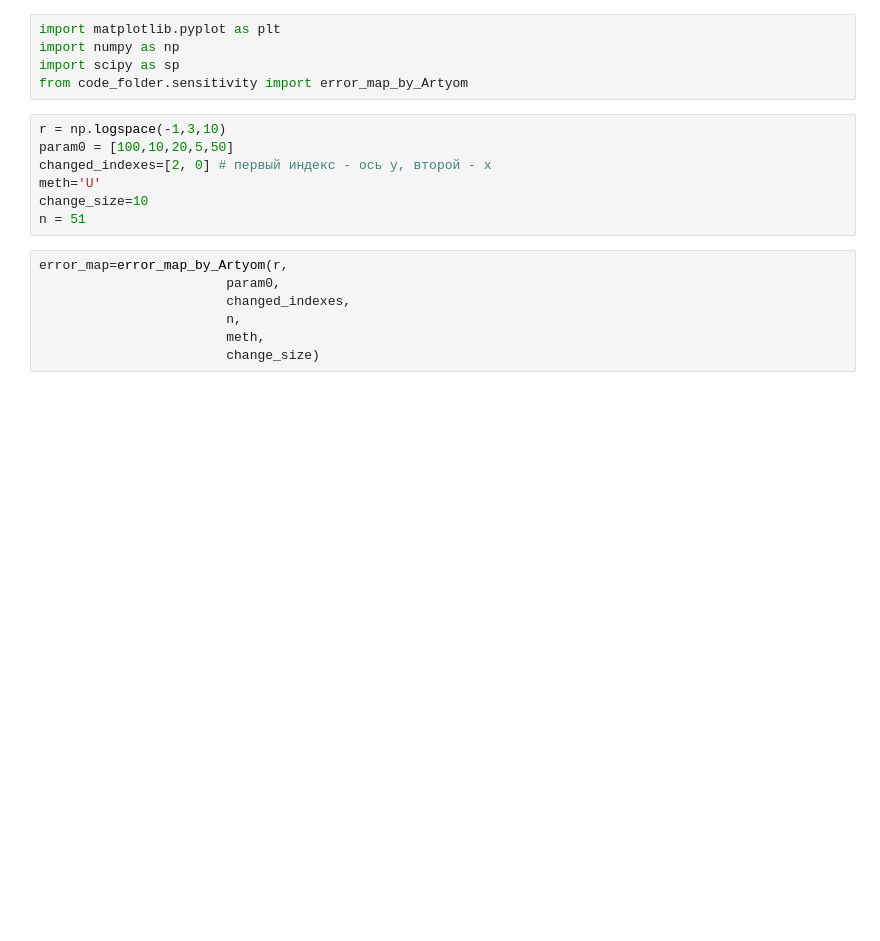
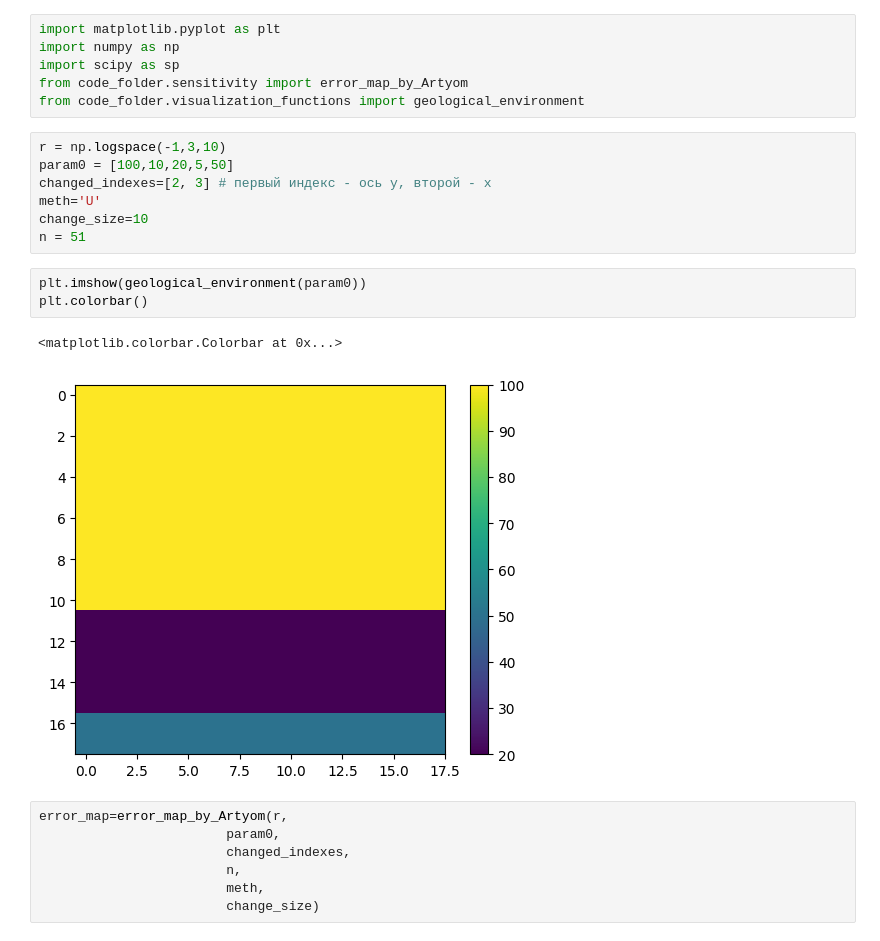
Before and after one commit to arty0mkha/electrical-prospecting, a Jupyter notebook: fast_equivalence_by_Artyom.ipynb, the cells around one changed output. Saved outputs shown, nothing was run; the diff lists cells and outputs as text; blank space fills up the shorter version.

```diff
--- a/fast_equivalence_by_Artyom.ipynb
+++ b/fast_equivalence_by_Artyom.ipynb
@@ -3,13 +3,20 @@ import matplotlib.pyplot as plt
 import numpy as np
 import scipy as sp
 from code_folder.sensitivity import error_map_by_Artyom
+from code_folder.visualization_functions import geological_environment
 # %%
 r = np.logspace(-1,3,10)
 param0 = [100,10,20,5,50]
-changed_indexes=[2, 0] # первый индекс - ось y, второй - x
+changed_indexes=[2, 3] # первый индекс - ось y, второй - x
 meth='U'
 change_size=10
 n = 51
+# %%
+plt.imshow(geological_environment(param0))
+plt.colorbar()
+# %% [output]
+<matplotlib.colorbar.Colorbar at 0x...>
+[figure, added]
 # %%
 error_map=error_map_by_Artyom(r,
                         param0,
```
Also changed, not shown: parts of 1 cell of this notebook, 1 other file.
